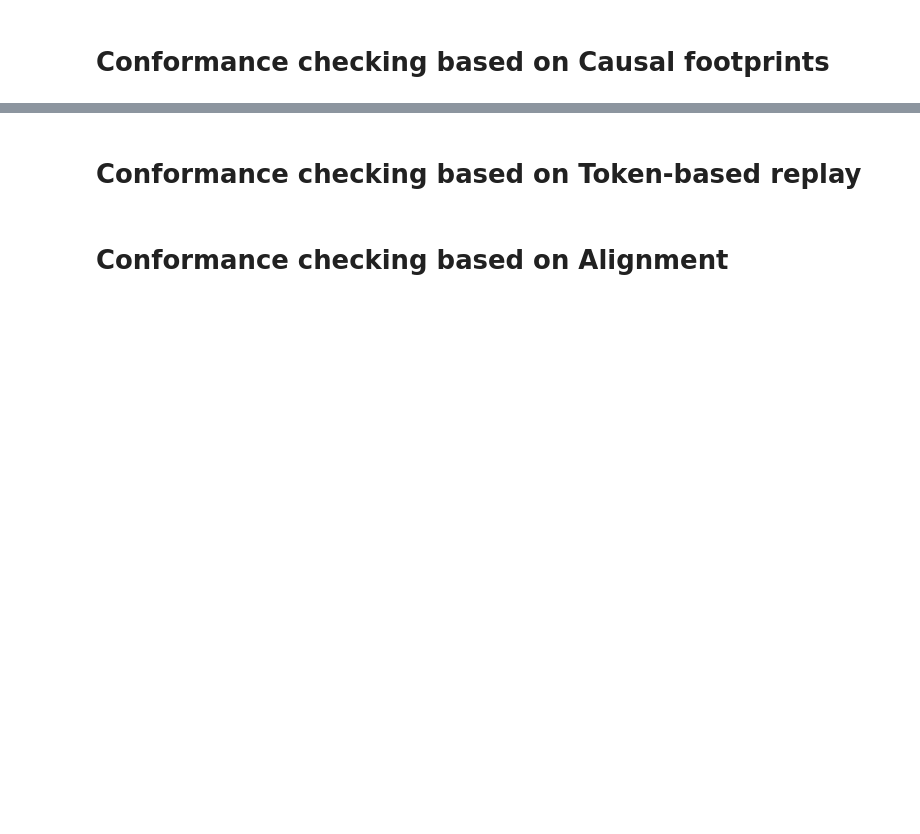
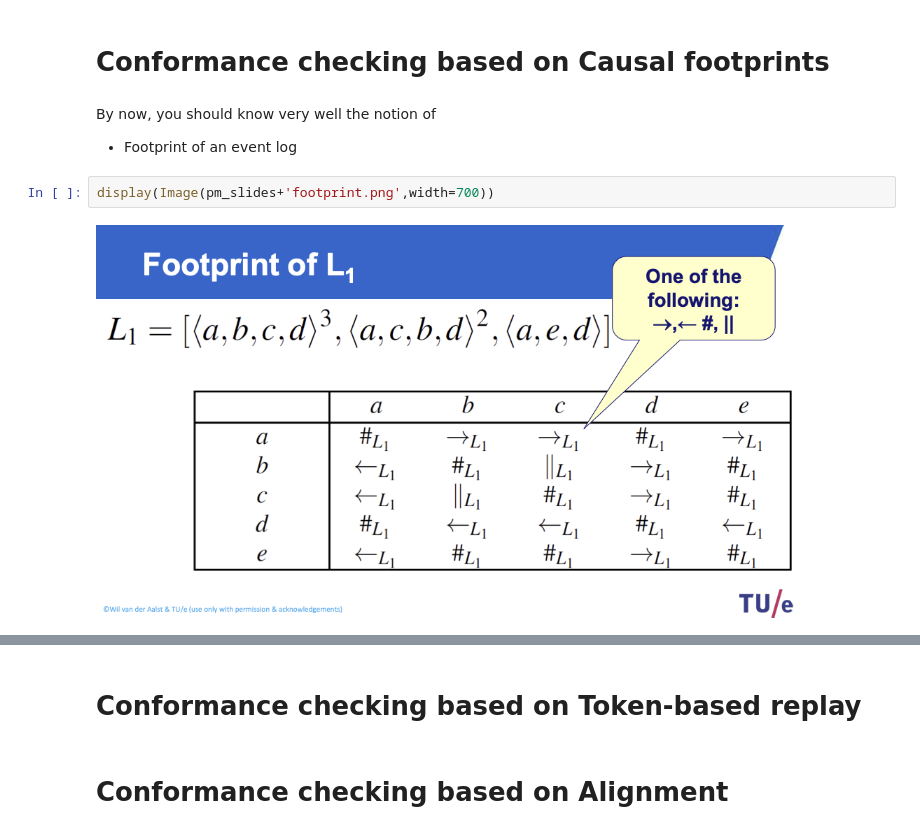
Before and after one commit to EMbeDS-education/ComputingDataAnalysisModeling20242025, a Jupyter notebook: PDAI/jupyter/jupyterNotebooks/M2PM_06ConformanceChecking.ipynb, the cells around one changed output, grey strips where cells are left out. Saved outputs shown, nothing was run; the diff lists cells and outputs as text; blank space fills up the shorter version.

Commit message:
footprint cc

```diff
--- a/PDAI/jupyter/jupyterNotebooks/M2PM_06ConformanceChecking.ipynb
+++ b/PDAI/jupyter/jupyterNotebooks/M2PM_06ConformanceChecking.ipynb
@@ -64,2 +82,9 @@ display(img)
 # %% [markdown]
 # Conformance checking based on Causal footprints
+# %% [markdown]
+By now, you should know very well the notion of
+- Footprint of an event log
+# %%
+display(Image(pm_slides+'footprint.png',width=700))
+# %% [output]
+[figure, added]
```
Also changed, not shown: parts of 9 cells of this notebook, 4 other files.
